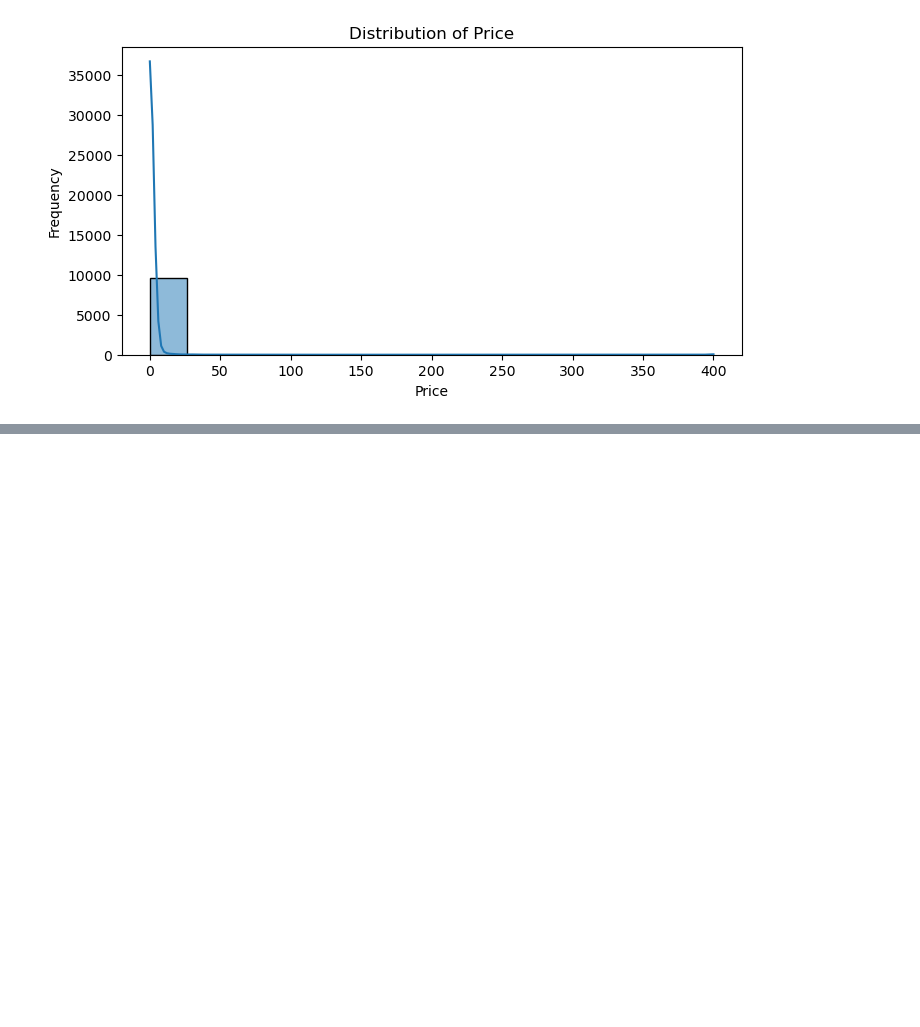
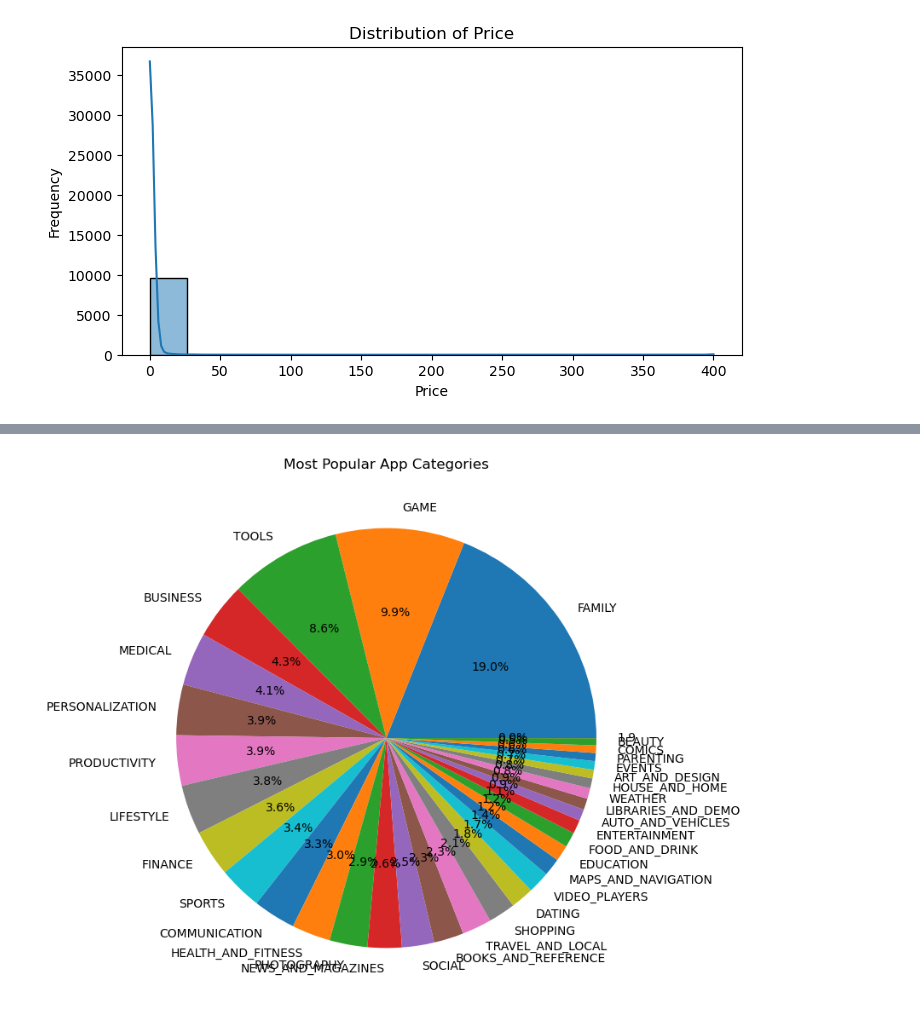
Before and after one commit to Shivauppe/FY2026_Feb, a Jupyter notebook: google_play.ipynb, the cells around one changed output, grey strips where cells are left out. Saved outputs shown, nothing was run; the diff lists cells and outputs as text; code cells hidden in the pictures; blank space fills up the shorter version.

```diff
--- a/google_play.ipynb
+++ b/google_play.ipynb
@@ -655,0 +670,9 @@ for col in numerical_cols:
+# %%
+# which category is the most popular category in the app ?
+# value_counts() returns a Series, so plot the pie directly.
+df_copy['Category'].value_counts().plot.pie(figsize=(8,8), autopct='%.1f%%')
+plt.title('Most Popular App Categories')
+plt.ylabel('')  # hide automatic ylabel
+plt.show()
+# %% [output]
+[figure, added]
```
Also changed, not shown: parts of 12 cells of this notebook.
